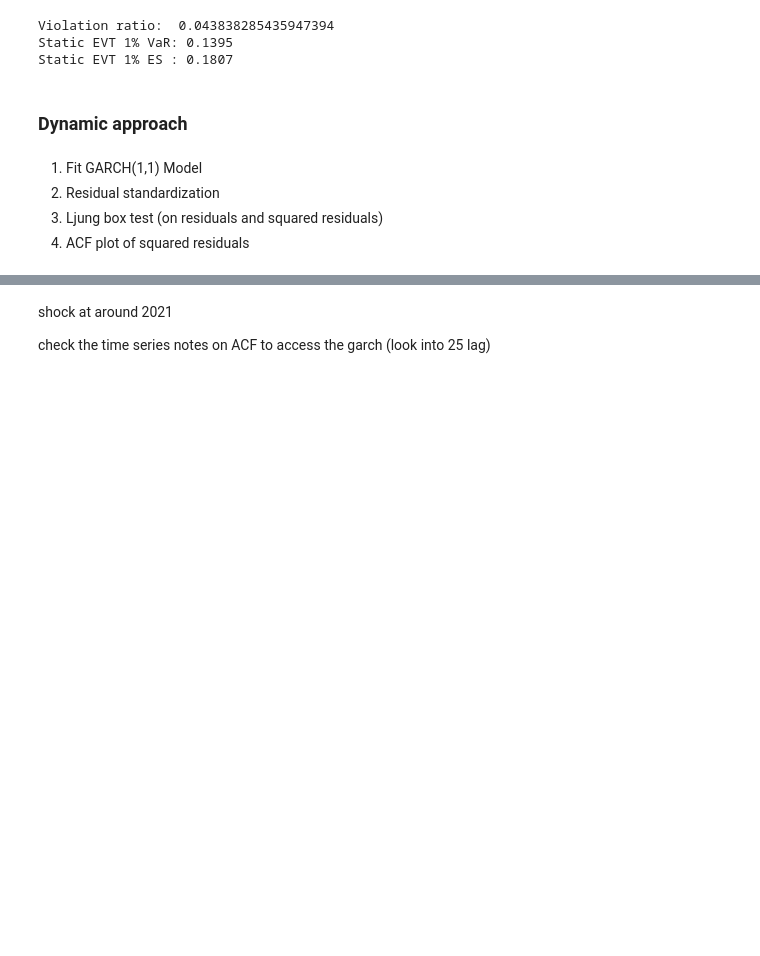
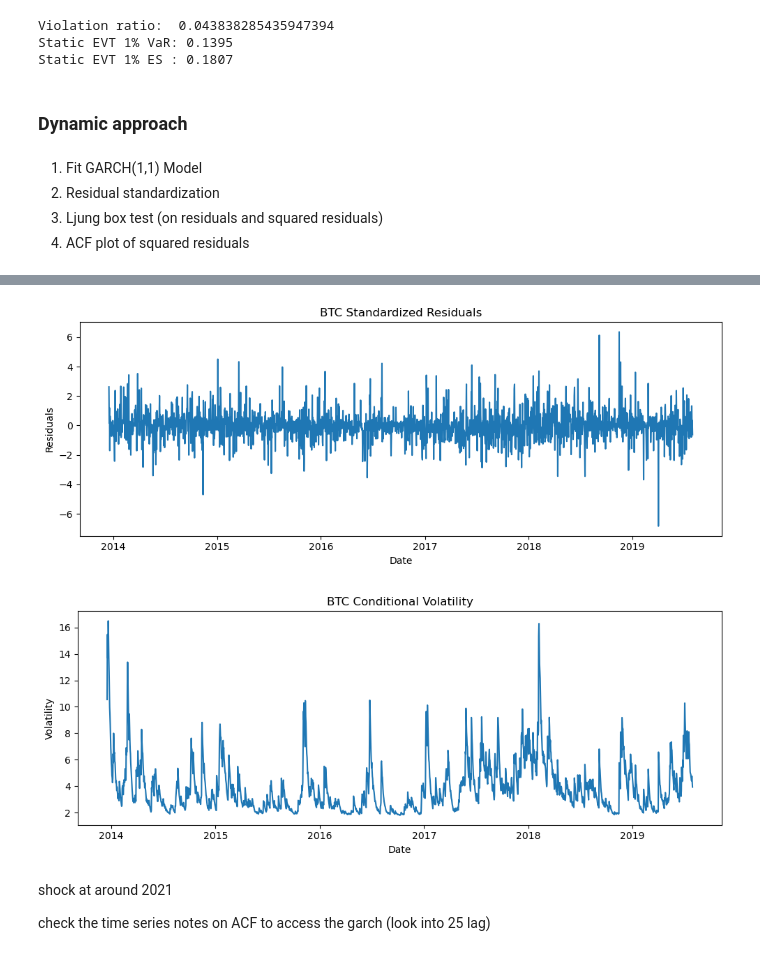
Before and after one commit to Scott-Yap/M2R_EVT, a Jupyter notebook: garch_model/GARCH_BTC.ipynb, the cells around one changed output, grey strips where cells are left out. Drawn from its saved outputs; the diff is of its cells as text; code cells hidden in the pictures; blank space fills up the shorter version.

```diff
--- a/garch_model/GARCH_BTC.ipynb
+++ b/garch_model/GARCH_BTC.ipynb
@@ -367,4 +376,29 @@ Model is adequate (no remaining ARCH effects at 5% level).
 [figure]
+# %%
+# Extract standardized residuals and conditional volatility
+standardized_residuals = results.std_resid
+conditional_volatility = results.conditional_volatility
+
+# Plot 1: Standardized Residuals
+plt.figure(figsize=(10, 4))
+plt.plot(standardized_residuals)
+plt.title("BTC Standardized Residuals")
+plt.xlabel("Date")
+plt.ylabel("Residuals")
+plt.tight_layout()
+plt.show()
+
+# Plot 2: Conditional Volatility
+plt.figure(figsize=(10, 4))
+plt.plot(conditional_volatility)
+plt.title("BTC Conditional Volatility")
+plt.xlabel("Date")
+plt.ylabel("Volatility")
+plt.tight_layout()
+plt.show()
+# %% [output]
+[figure, added]
+[figure, added]
 # %% [markdown]
 shock at around 2021
 
```
Also changed, not shown: parts of 17 cells of this notebook, 12 other files.
